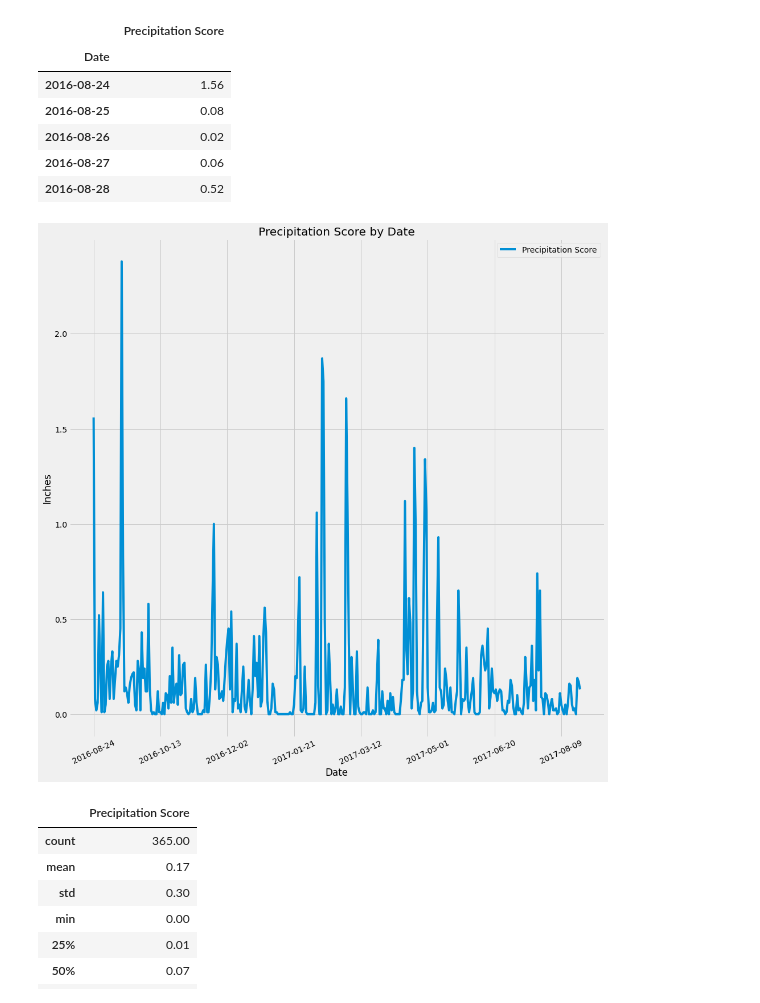
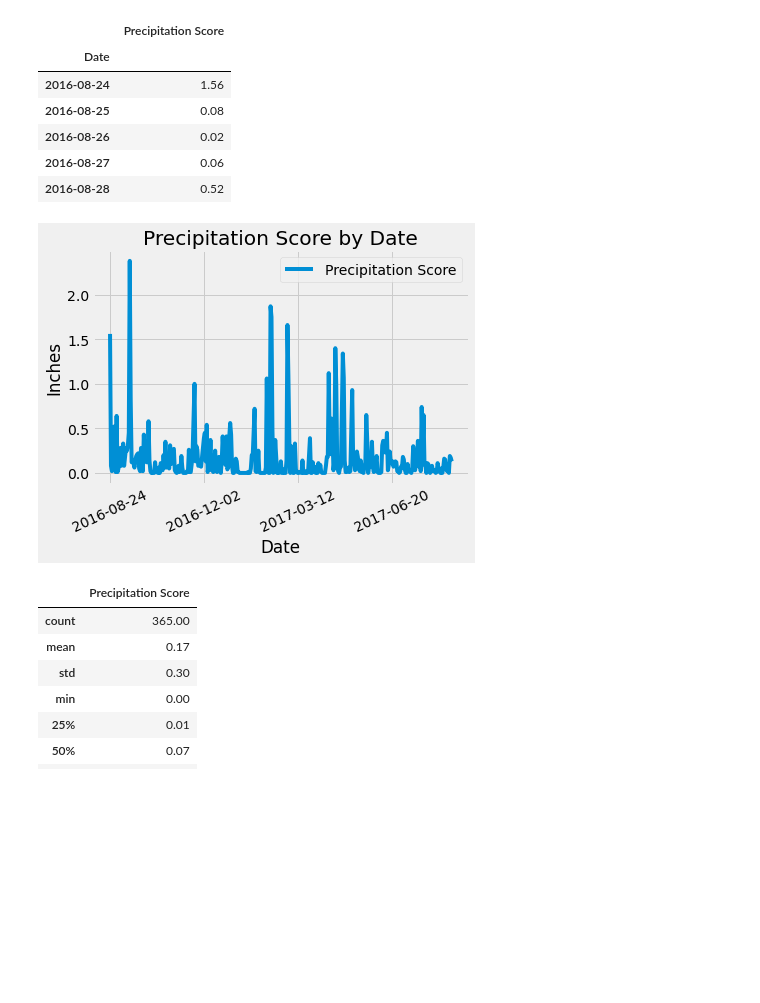
Before and after one commit to cveras33/climate-analysis-exploration, a Jupyter notebook: climate_starter.ipynb, the cells around one changed output. Cells and saved outputs as stored; diff of their text form; code cells hidden in the pictures; blank space fills up the shorter version.

```diff
--- a/climate_starter.ipynb
+++ b/climate_starter.ipynb
@@ -94,15 +94,15 @@ data_precrip_scores_df.head()
 | 2016-08-28 | 0.52 |
 # %%
 # Use Pandas Plotting with Matplotlib to plot the data
-data_precrip_scores_df.plot(figsize = (15,15))
+data_precrip_scores_df.plot()
 plt.xticks(rotation = 25)
 plt.legend(loc = "upper right")
 plt.ylabel("Inches")
 plt.title("Precipitation Score by Date")
 plt.savefig("Images/prcp_score_by_date")
 plt.show()
 # %% [output]
-[figure, old version]
+[figure, new version]
 # %%
 # Use Pandas to calcualte the summary statistics for the precipitation data
 data_precrip_scores_df.describe().round(2)
```
Also changed, not shown: parts of 3 cells of this notebook, 2 other files.
